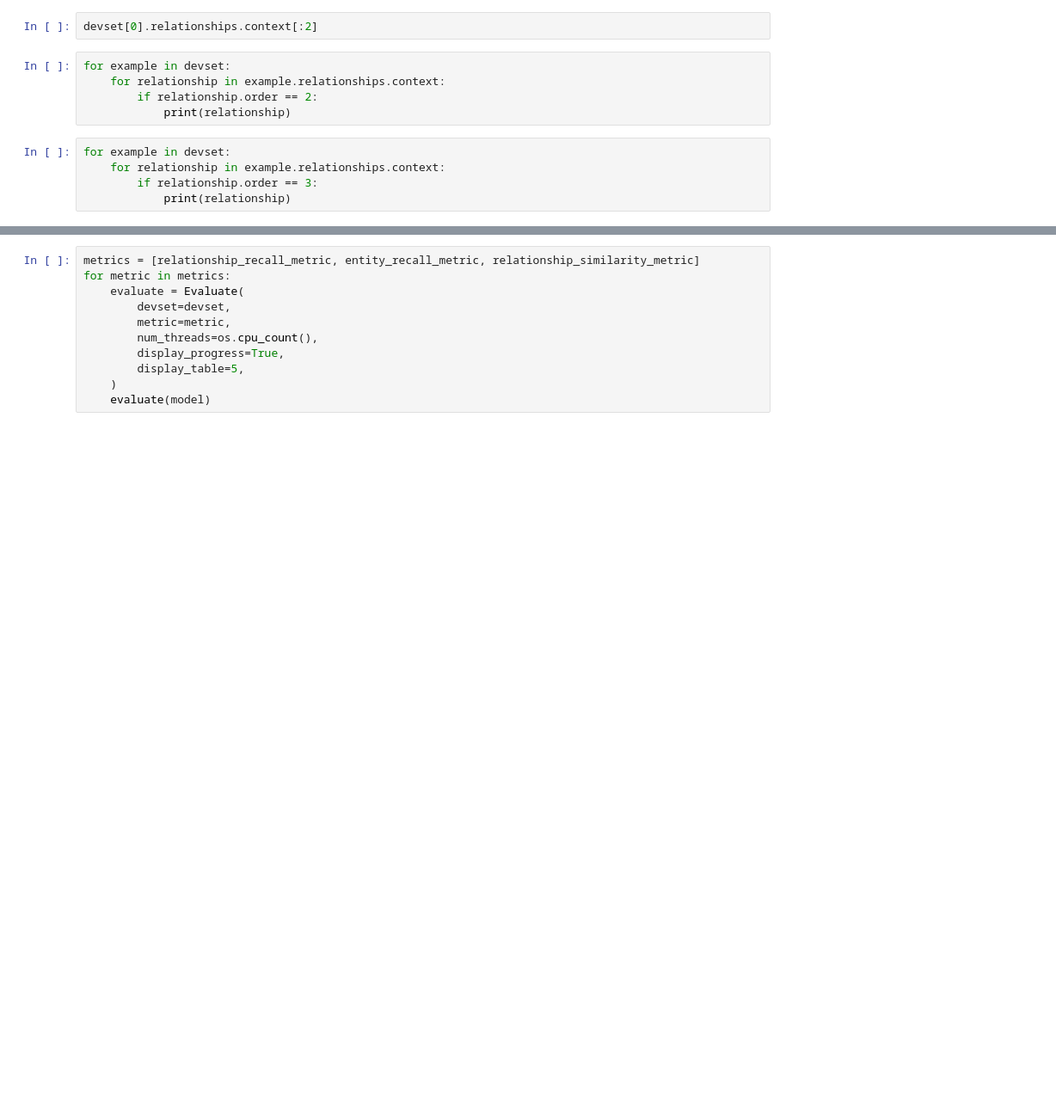
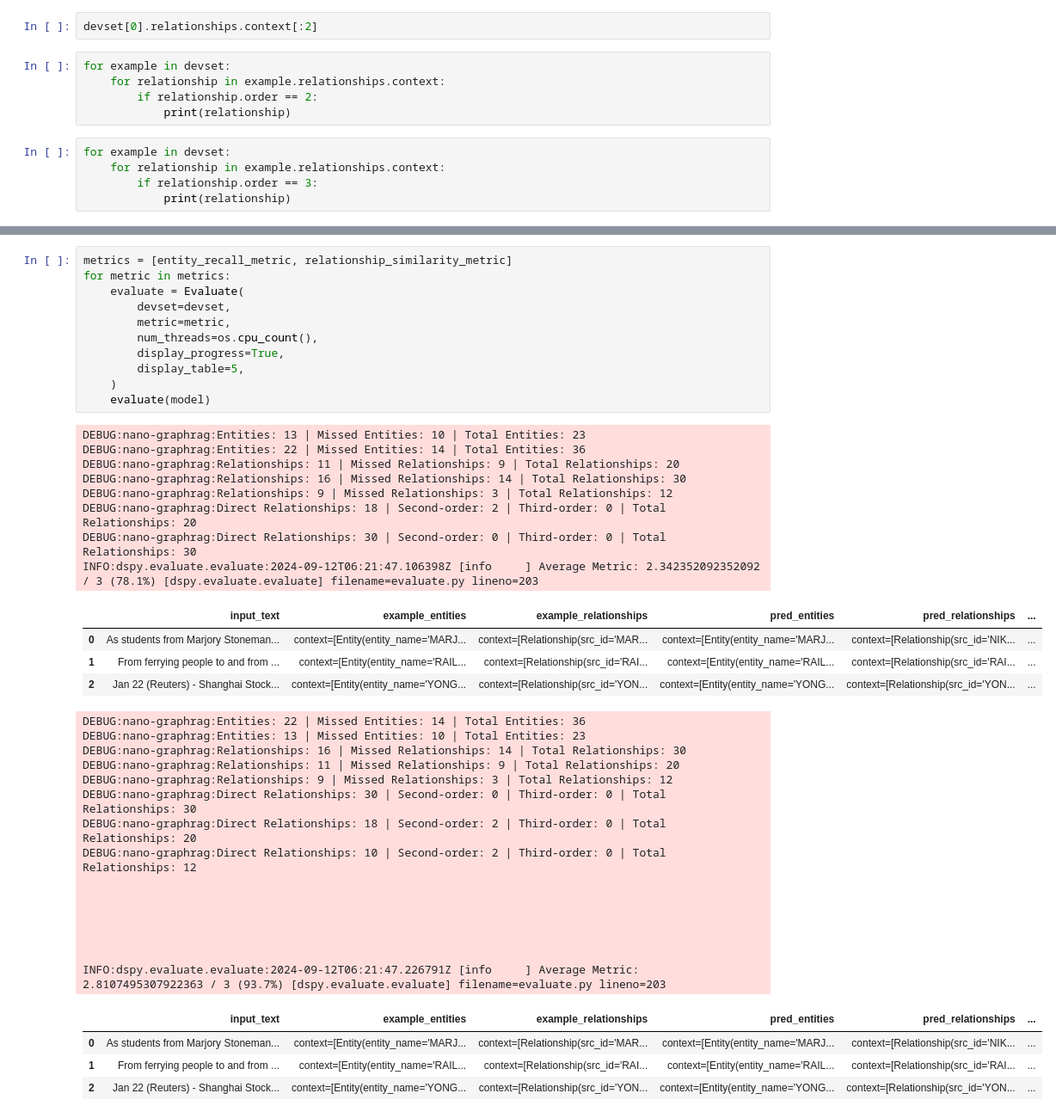
Before and after one commit to gusye1234/nano-graphrag, a Jupyter notebook: examples/finetune_entity_relationship_dspy.ipynb, the cells around one changed output, grey strips where cells are left out. Shown at 86% size. Cells and saved outputs as stored; diff of their text form; blank space fills up the shorter version.

Commit message:
Added dspy entity extraction benchmark, improved dspy signatures to provide detailed descriptions with context, and updated relationship similarity metric to use dspy

```diff
--- a/examples/finetune_entity_relationship_dspy.ipynb
+++ b/examples/finetune_entity_relationship_dspy.ipynb
@@ -123,11 +182,43 @@ model
 # %%
-metrics = [relationship_recall_metric, entity_recall_metric, relationship_similarity_metric]
+metrics = [entity_recall_metric, relationship_similarity_metric]
 for metric in metrics:
     evaluate = Evaluate(
         devset=devset,
         metric=metric,
         num_threads=os.cpu_count(),
         display_progress=True,
         display_table=5,
     )
     evaluate(model)
+# %% [output]
+DEBUG:nano-graphrag:Entities: 13 | Missed Entities: 10 | Total Entities: 23
+DEBUG:nano-graphrag:Entities: 22 | Missed Entities: 14 | Total Entities: 36
+DEBUG:nano-graphrag:Relationships: 11 | Missed Relationships: 9 | Total Relationships: 20
+DEBUG:nano-graphrag:Relationships: 16 | Missed Relationships: 14 | Total Relationships: 30
+DEBUG:nano-graphrag:Relationships: 9 | Missed Relationships: 3 | Total Relationships: 12
+DEBUG:nano-graphrag:Direct Relationships: 18 | Second-order: 2 | Third-order: 0 | Total Relationships: 20
+DEBUG:nano-graphrag:Direct Relationships: 30 | Second-order: 0 | Third-order: 0 | Total Relationships: 30
+INFO:dspy.evaluate.evaluate:2024-09-12T06:21:47.106398Z [info     ] Average Metric: 2.342352092352092 / 3 (78.1%) [dspy.evaluate.evaluate] filename=evaluate.py lineno=203
+|  | input_text | example_entities | example_relationships | pred_entities | pred_relationships | ... |
+| 0 | As students from Marjory Stoneman... | context=[Entity(entity_name='MARJ... | context=[Relationship(src_id='MAR... | context=[Entity(entity_name='MARJ... | context=[Relationship(src_id='NIK... | ... |
+| 1 | From ferrying people to and from ... | context=[Entity(entity_name='RAIL... | context=[Relationship(src_id='RAI... | context=[Entity(entity_name='RAIL... | context=[Relationship(src_id='RAI... | ... |
+| 2 | Jan 22 (Reuters) - Shanghai Stock... | context=[Entity(entity_name='YONG... | context=[Relationship(src_id='YON... | context=[Entity(entity_name='YONG... | context=[Relationship(src_id='YON... | ... |
+DEBUG:nano-graphrag:Entities: 22 | Missed Entities: 14 | Total Entities: 36
+DEBUG:nano-graphrag:Entities: 13 | Missed Entities: 10 | Total Entities: 23
+DEBUG:nano-graphrag:Relationships: 16 | Missed Relationships: 14 | Total Relationships: 30
+DEBUG:nano-graphrag:Relationships: 11 | Missed Relationships: 9 | Total Relationships: 20
+DEBUG:nano-graphrag:Relationships: 9 | Missed Relationships: 3 | Total Relationships: 12
+DEBUG:nano-graphrag:Direct Relationships: 30 | Second-order: 0 | Third-order: 0 | Total Relationships: 30
+DEBUG:nano-graphrag:Direct Relationships: 18 | Second-order: 2 | Third-order: 0 | Total Relationships: 20
+DEBUG:nano-graphrag:Direct Relationships: 10 | Second-order: 2 | Third-order: 0 | Total Relationships: 12
+
+
+
+
+
+
+INFO:dspy.evaluate.evaluate:2024-09-12T06:21:47.226791Z [info     ] Average Metric: 2.8107495307922363 / 3 (93.7%) [dspy.evaluate.evaluate] filename=evaluate.py lineno=203
+|  | input_text | example_entities | example_relationships | pred_entities | pred_relationships | ... |
+| 0 | As students from Marjory Stoneman... | context=[Entity(entity_name='MARJ... | context=[Relationship(src_id='MAR... | context=[Entity(entity_name='MARJ... | context=[Relationship(src_id='NIK... | ... |
+| 1 | From ferrying people to and from ... | context=[Entity(entity_name='RAIL... | context=[Relationship(src_id='RAI... | context=[Entity(entity_name='RAIL... | context=[Relationship(src_id='RAI... | ... |
+| 2 | Jan 22 (Reuters) - Shanghai Stock... | context=[Entity(entity_name='YONG... | context=[Relationship(src_id='YON... | context=[Entity(entity_name='YONG... | context=[Relationship(src_id='YON... | ... |
```
Also changed, not shown: parts of 11 cells of this notebook, 6 other files.
